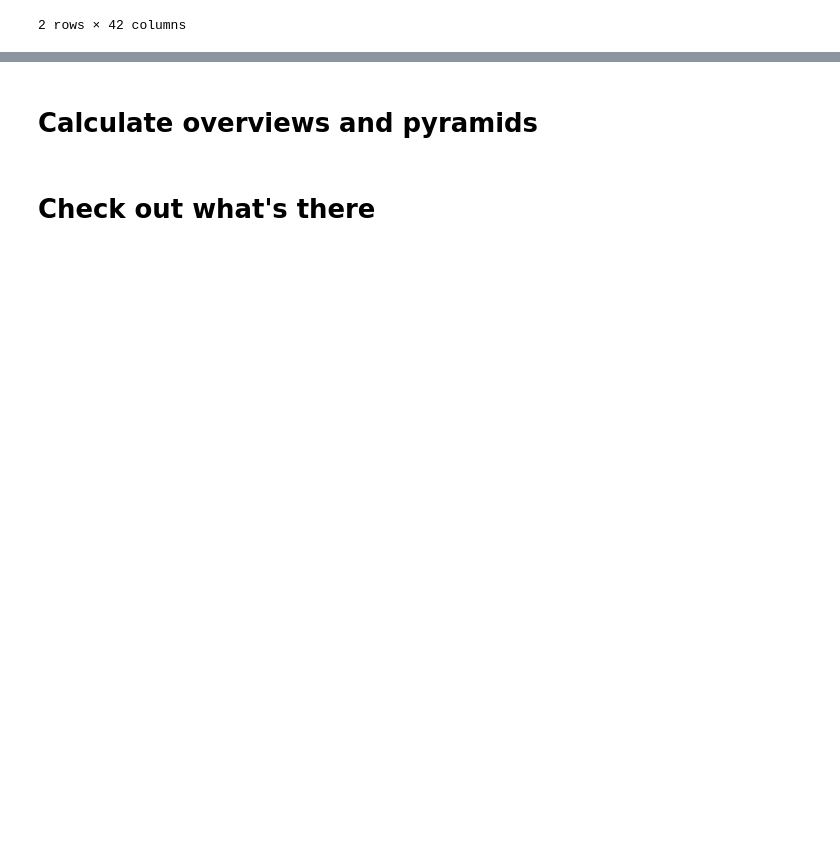
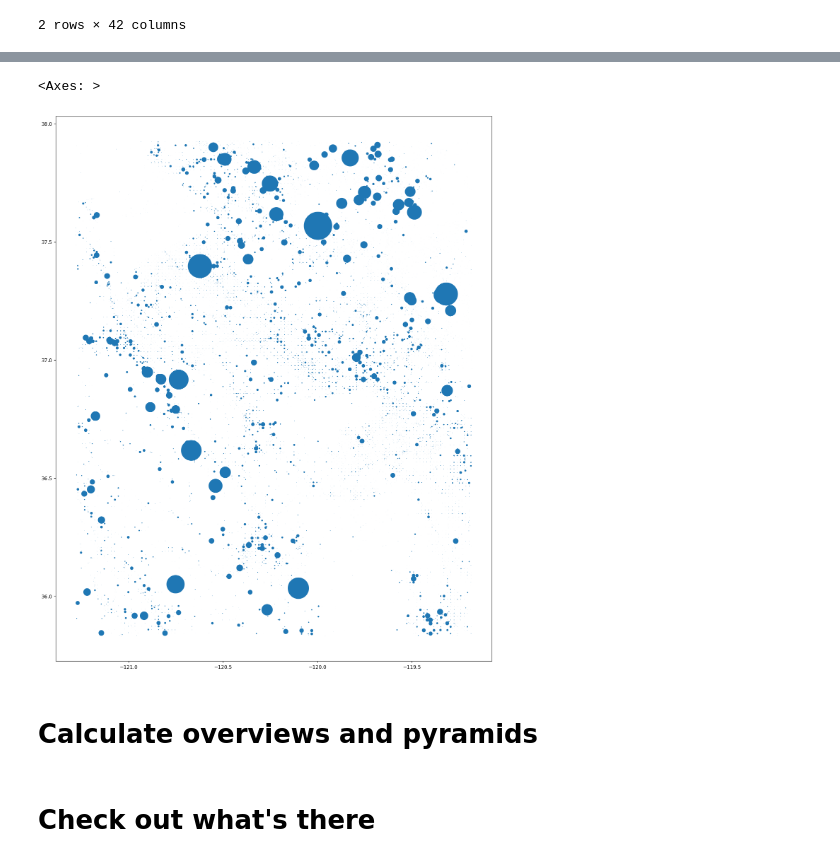
Before and after one commit to IBM/tensorlakehouse, a Jupyter notebook: examples/upload_vectorstore.ipynb, the cells around one changed output, grey strips where cells are left out. Saved outputs shown, nothing was run; the diff lists cells and outputs as text; code cells hidden in the pictures; blank space fills up the shorter version.

```diff
--- a/examples/upload_vectorstore.ipynb
+++ b/examples/upload_vectorstore.ipynb
@@ -230,3 +230,7 @@ Wall time: 16.7 s
 | 1880463 | 1829499 | 300249295 | SFO-2015MNDNR-2015-312-182 | NONFED | ST-NASF | ST/C&L | ... |
 | 1880464 | 1829508 | 300249305 | SFO-2015MNDNR-2015-312-184 | NONFED | ST-NASF | ST/C&L | ... |
 2 rows × 42 columns
+# %%
+filepath = os.path.join(vs.parquet_directory, '0q00233300.parquet').replace('\\', '/')
+gdf_part = geopandas.read_parquet(filepath)
+gdf_part.tail(2)
@@ -233,3 +242,8 @@ Wall time: 16.7 s
+# %%
+gdf_part.plot(figsize=(20,20))
+# %% [output]
+<Axes: >
+[figure, added]
 # %%
 # Add the partition column to df_idx
 try:
```
Also changed, not shown: parts of 1 cell of this notebook, 1 other file.
